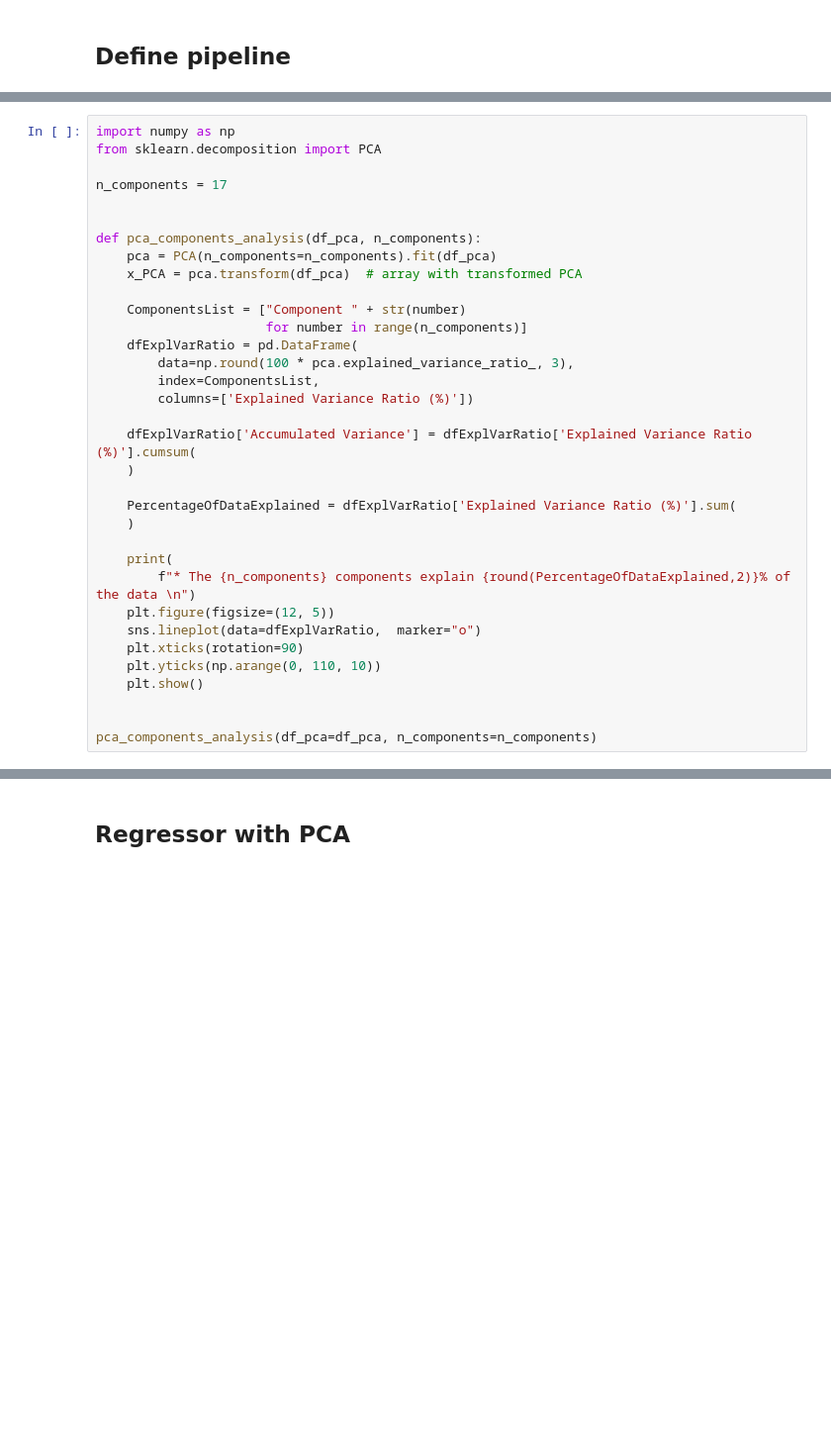
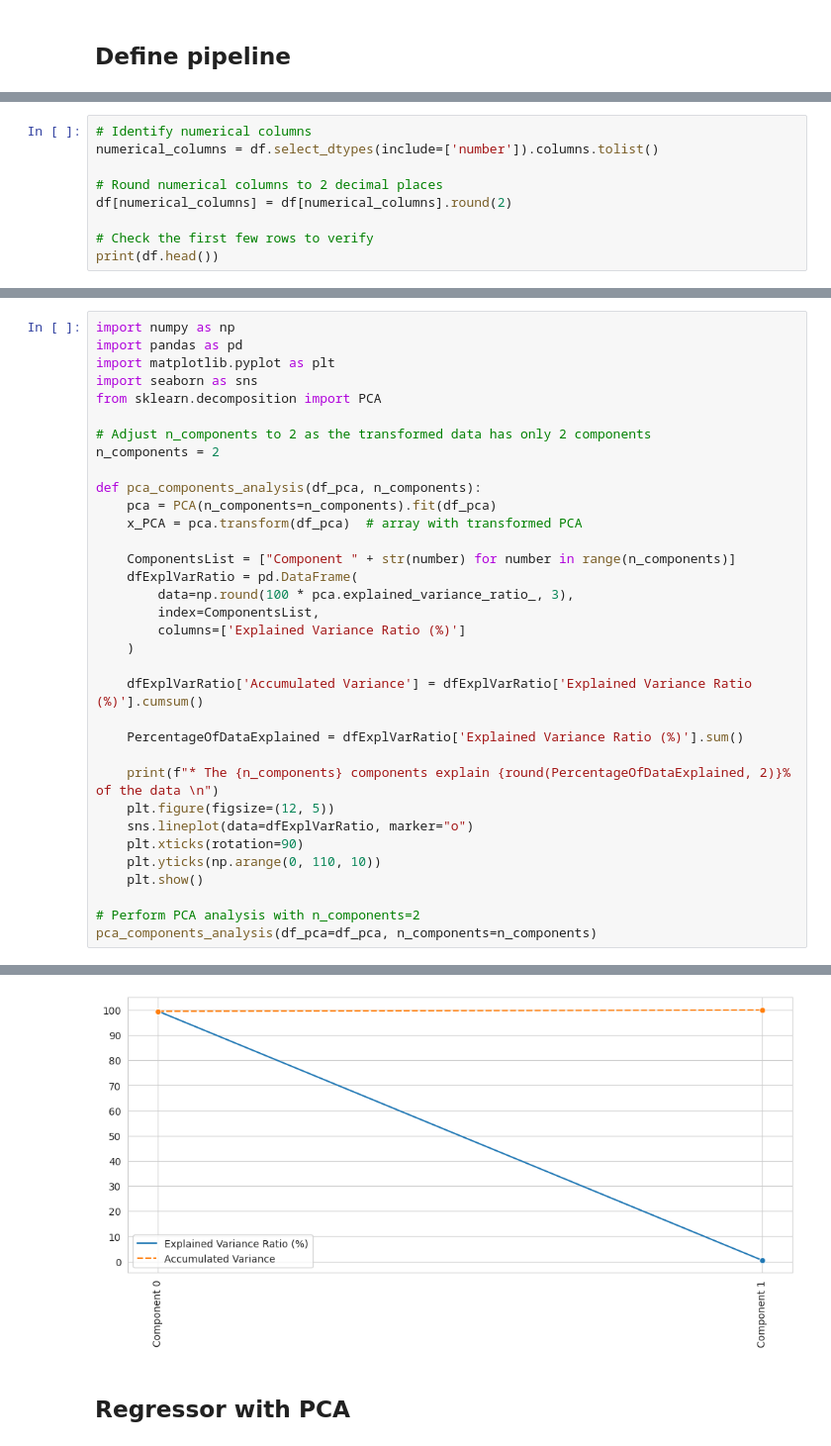
Before and after one commit to BjornL1/heritage-housing2, a Jupyter notebook: jupyter_notebooks/05 - ModelEvaluteRegr_PredictPrice.ipynb, the cells around one changed output, grey strips where cells are left out. Shown at 99% size. Saved outputs shown, nothing was run; the diff lists cells and outputs as text; blank space fills up the shorter version.

```diff
--- a/jupyter_notebooks/05 - ModelEvaluteRegr_PredictPrice.ipynb
+++ b/jupyter_notebooks/05 - ModelEvaluteRegr_PredictPrice.ipynb
@@ -509,0 +557,9 @@ ValueError: Some of the variables to transform contain missing values. Check and
+# %%
+# Identify numerical columns
+numerical_columns = df.select_dtypes(include=['number']).columns.tolist()
+
+# Round numerical columns to 2 decimal places
+df[numerical_columns] = df[numerical_columns].round(2)
+
+# Check the first few rows to verify
+print(df.head())
@@ -510,35 +630,35 @@ ValueError: Some of the variables to transform contain missing values. Check and
 # %%
 import numpy as np
+import pandas as pd
+import matplotlib.pyplot as plt
+import seaborn as sns
 from sklearn.decomposition import PCA
 
-n_components = 17
-
+# Adjust n_components to 2 as the transformed data has only 2 components
+n_components = 2
 
 def pca_components_analysis(df_pca, n_components):
     pca = PCA(n_components=n_components).fit(df_pca)
     x_PCA = pca.transform(df_pca)  # array with transformed PCA
 
-    ComponentsList = ["Component " + str(number)
-                      for number in range(n_components)]
+    ComponentsList = ["Component " + str(number) for number in range(n_components)]
     dfExplVarRatio = pd.DataFrame(
         data=np.round(100 * pca.explained_variance_ratio_, 3),
         index=ComponentsList,
-        columns=['Explained Variance Ratio (%)'])
-
-    dfExplVarRatio['Accumulated Variance'] = dfExplVarRatio['Explained Variance Ratio (%)'].cumsum(
+        columns=['Explained Variance Ratio (%)']
     )
 
-    PercentageOfDataExplained = dfExplVarRatio['Explained Variance Ratio (%)'].sum(
-    )
+    dfExplVarRatio['Accumulated Variance'] = dfExplVarRatio['Explained Variance Ratio (%)'].cumsum()
 
-    print(
-        f"* The {n_components} components explain {round(PercentageOfDataExplained,2)}% of the data \n")
+    PercentageOfDataExplained = dfExplVarRatio['Explained Variance Ratio (%)'].sum()
+
+    print(f"* The {n_components} components explain {round(PercentageOfDataExplained, 2)}% of the data \n")
     plt.figure(figsize=(12, 5))
-    sns.lineplot(data=dfExplVarRatio,  marker="o")
+    sns.lineplot(data=dfExplVarRatio, marker="o")
     plt.xticks(rotation=90)
     plt.yticks(np.arange(0, 110, 10))
     plt.show()
 
-
+# Perform PCA analysis with n_components=2
 pca_components_analysis(df_pca=df_pca, n_components=n_components)
 # %% [output]
@@ -546,3 +666,4 @@ NameError: name 'df_pca' is not defined
+[figure, added]
 # %% [markdown]
 ## Regressor with PCA
 # %%
```
Also changed, not shown: parts of 11 cells of this notebook.
